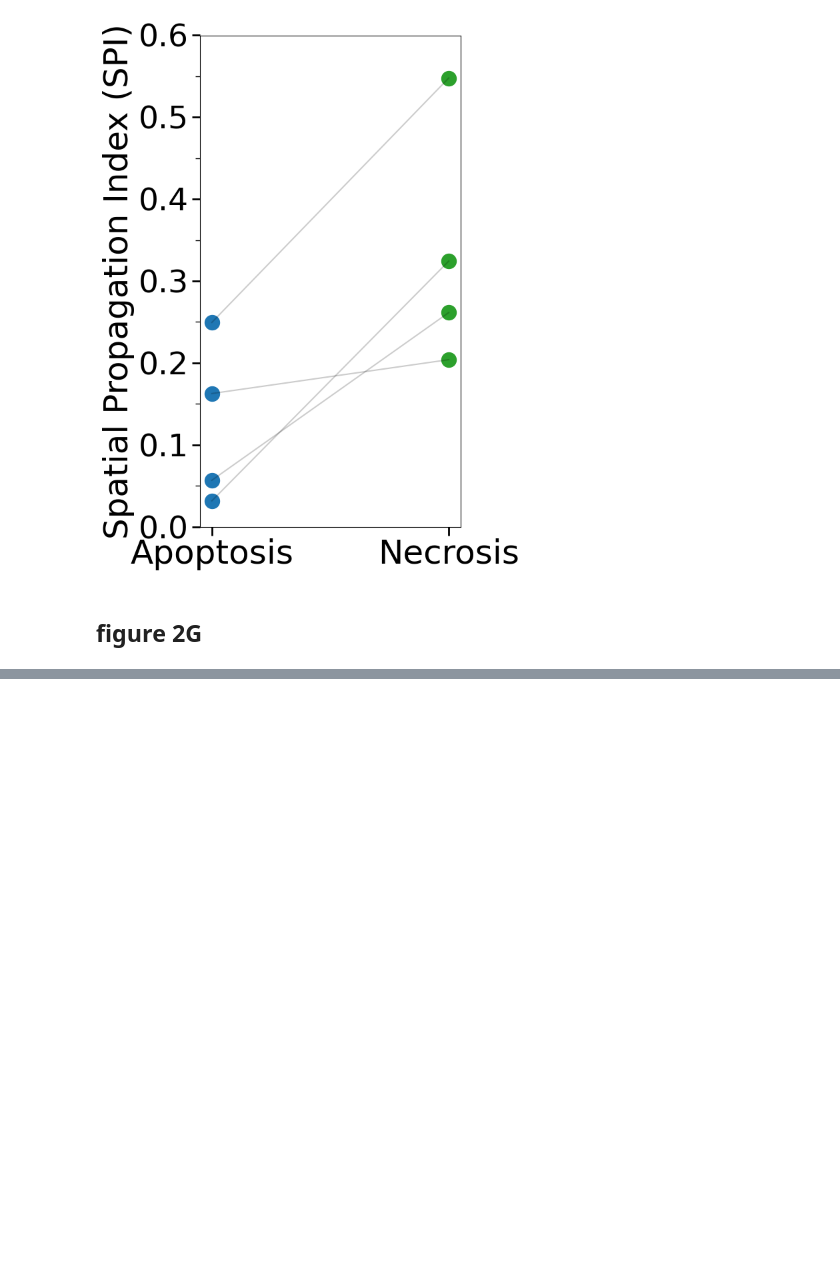
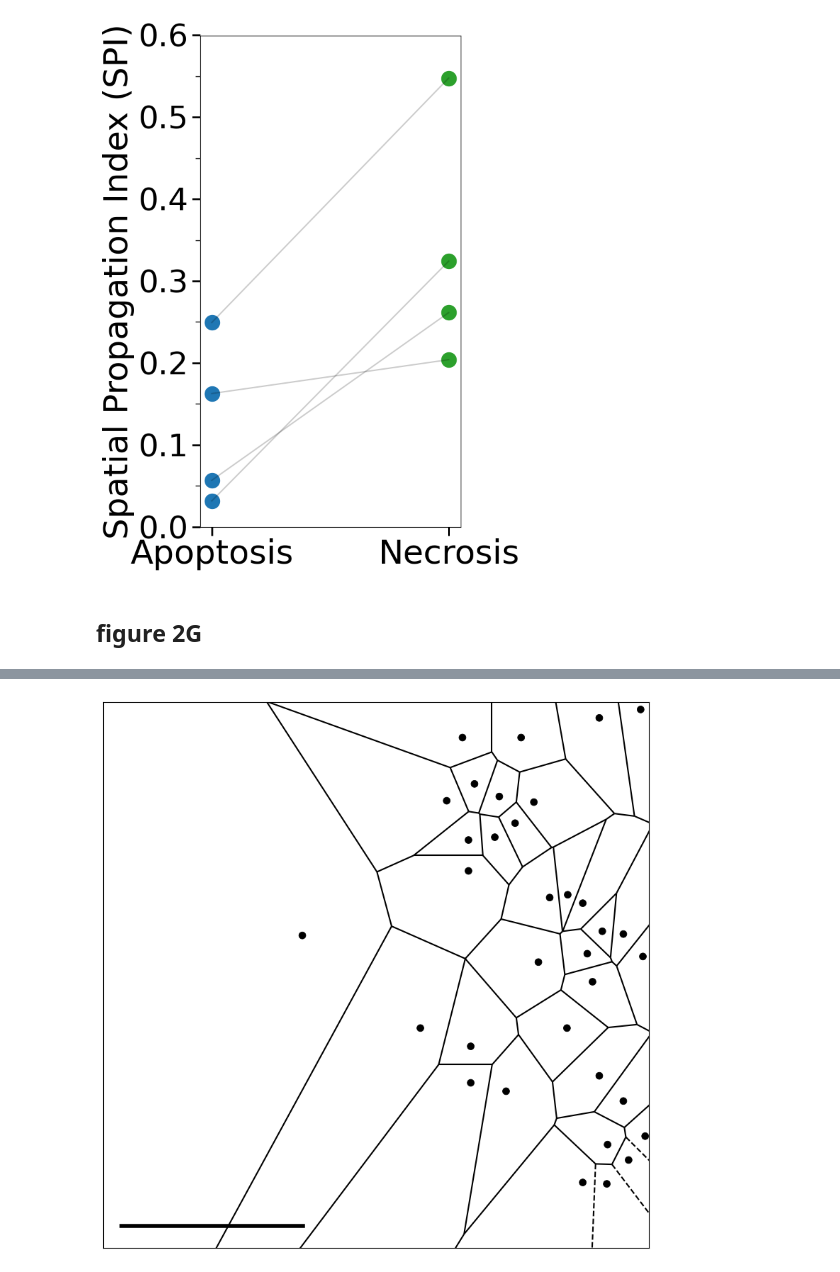
Before and after one commit to zaritskylab/CellDeathSpreading, a Jupyter notebook: notebooks/paper_figures.ipynb, the cells around one changed output, grey strips where cells are left out. Drawn from its saved outputs; the diff is of its cells as text; code cells hidden in the pictures; blank space fills up the shorter version.

```diff
--- a/notebooks/paper_figures.ipynb
+++ b/notebooks/paper_figures.ipynb
@@ -225,0 +236,90 @@ plt.show()
+# %%
+from scipy.spatial import Voronoi, voronoi_plot_2d
+import pandas as pd
+import seaborn as sns
+import os
+import matplotlib.pyplot as plt
+
+# Get the first file in the dataset
+file_name = exp_names.iloc[1]
+
+# Get metadata for the current file
+metadata = meta_data_extract_exp_names[meta_data_extract_exp_names["File Name"] == file_name]
+if metadata.empty:
+    print(f"Metadata not found for {file_name}. Exiting...")
+else:
+    size_x = int(metadata["SizeX"].values[0])
+    size_y = int(metadata["SizeY"].values[0])
+    physical_size_x = float(metadata["PhysicalSizeX"].values[0])
+    physical_size_y = float(metadata["PhysicalSizeY"].values[0])
+
+    # Construct the full file path
+    file_path = os.path.join(exps_dir_name, file_name)
+    if not os.path.exists(file_path):
+        print(f"File {file_path} not found. Exiting...")
+    else:
+        # Read the CSV file
+        data = pd.read_csv(file_path)
+        data = data[data["Mode"].str.lower().isin(["apoptosis", "necrosis", "apoptotic", "necrotic"])]
+        legend_labels = {"apoptotic": "apoptosis", "necrotic": "necrosis"}
+        data["Mode"] = data["Mode"].replace(legend_labels)
+        if data.empty:
+            print(f"No valid data in {file_name}. Exiting...")
+        else:
+            # Define the cropped area (upper-left corner)
+            crop_x_limit = (300, 600)  # 25% of the x-axis
+            crop_y_limit = (150, 400)  # Top 25% of the y-axis
+
+            # Filter data for the cropped area
+            cropped_data = data[
+                (data["cell_x"] >= crop_x_limit[0]) & (data["cell_x"] <= crop_x_limit[1]) &
+                (data["cell_y"] >= crop_y_limit[0]) & (data["cell_y"] <= crop_y_limit[1])
+            ]
+
+            # Extract points for Voronoi diagram
+            points = cropped_data[["cell_x", "cell_y"]].values
+
+            # Check if there are enough points to create a Voronoi diagram
+            if len(points) < 3:
+                print(f"Not enough points to create a Voronoi diagram for {file_name}. Skipping...")
+            else:
+                # Create Voronoi diagram
+                vor = Voronoi(points)
+
+                # Plot the Voronoi diagram
+                fig, ax = plt.subplots(figsize=(8, 8))
+                voronoi_plot_2d(vor, ax=ax, show_vertices=False, line_colors='black',show_points=False, line_width=1.5)
+
+                # Overlay the scatter plot
+                sns.scatterplot(
+                    ax=ax,
+                    data=cropped_data,
+                    x="cell_x",
+                    y="cell_y",
+                    hue="Mode",
+                    palette={"apoptosis": "black", "necrosis": "black"},
+                    edgecolor="black",
+                    s=50
+                )
+
+                # Set limits to match the cropped area
+                ax.set_xlim(crop_x_limit)
+                ax.set_ylim(crop_y_limit)
+                ax.get_legend().remove()
+                # Remove x and y ticks and labels
+                ax.tick_params(axis='both', which='both', length=0, labelbottom=False, labelleft=False)
+                ax.set_xlabel("", fontsize=24)
+                ax.set_ylabel("", fontsize=24)
+                # Add a scale bar at the lower-right corner of the cropped area
+                scale_bar_length = 100  # Length of the scale bar
+                scale_bar_x = crop_x_limit[0]  + 10
+                scale_bar_y = crop_y_limit[0] + 10
+                ax.add_line(plt.Line2D([scale_bar_x, scale_bar_x + scale_bar_length],
+                                       [scale_bar_y, scale_bar_y],
+                                       color="black", linewidth=4))
+                ax.set_facecolor('none')
+                # Save and show the plot
+                plt.tight_layout()
+                plt.show()
+# %% [output]
+[figure, added]
```
Also changed, not shown: parts of 12 cells of this notebook, 9 other files.
